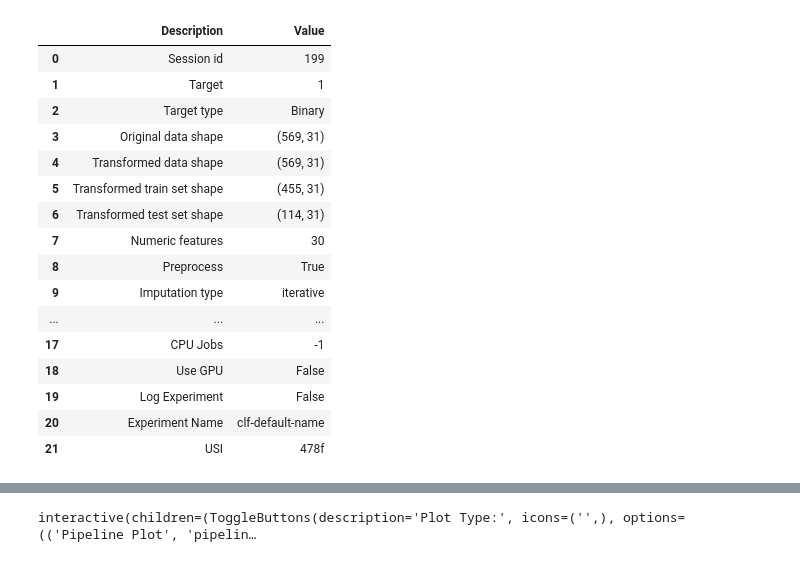
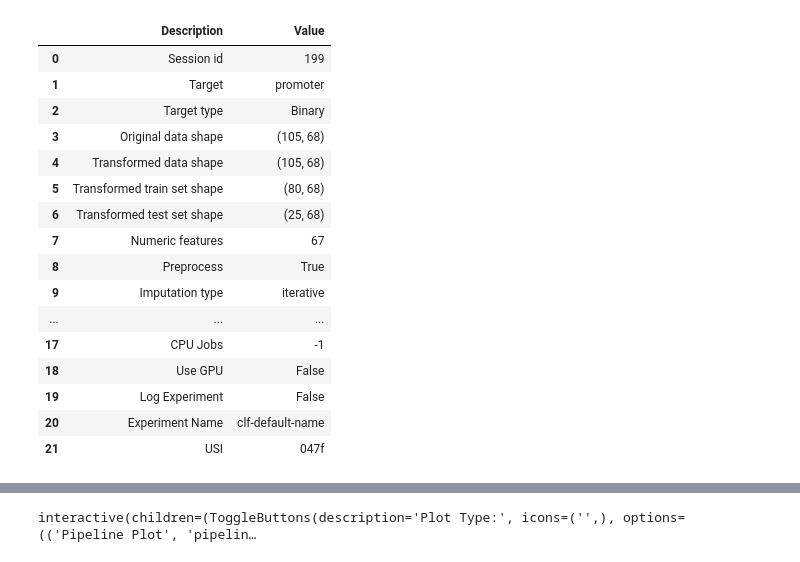
Before and after one commit to naforoutan/ReLaFIS, a Jupyter notebook: notebooks/test_class.ipynb, the cells around one changed output, grey strips where cells are left out. Saved outputs shown, nothing was run; the diff lists cells and outputs as text; code cells hidden in the pictures.

```diff
--- a/notebooks/test_class.ipynb
+++ b/notebooks/test_class.ipynb
@@ -49,35 +47,35 @@ learning_params = dict(train_size=train_size,
 # %%
 # datasetdec
 
 from tests.uci_test import Cryotheraphy, Haberman, Heart, Glass, Segmentaition, Wine, Thyroid, Immunotherapy, Iris, BreastCancer, AdultIncome, BankMarketing, PimaDiabetes, CarEvaluation, Autism, Digits, DNA, MFeat# Synthetic2DGaussianClusters
 from tests.class_test import Segmentation, Digits_UCI, Diabetes, BCW, Smoke # TODO try the following datasets Digits DNA
 from torch.utils.data import DataLoader
 
 
 #from tests.uci_test import Autism, CaliforniaHousing, Abalone
 #from tests.class_test import Digits, Segmentation, Digits_UCI, Diabetes, BCW, DNA, Smoke, MNIST, ORL
 
 
-experiment = BreastCancer(session_id=random_state)
+experiment = DNA(session_id=random_state)
 train_dataset = experiment.train_dataset(device)
 test_dataset = experiment.test_dataset(device)
 
 train_loader = DataLoader(train_dataset, batch_size=batch_size, shuffle=True)
 test_loader = DataLoader(test_dataset, batch_size=batch_size, shuffle=True)
 
 learning_params['train_size'] = experiment.train_numpy()[0].shape[0]
 #regression = experiment.target_type == 'regression'
 regression = False
 # %% [output]
 |  | Description | Value |
 | 0 | Session id | 199 |
-| 1 | Target | 1 |
+| 1 | Target | promoter |
 | 2 | Target type | Binary |
-| 3 | Original data shape | (569, 31) |
-| 4 | Transformed data shape | (569, 31) |
-| 5 | Transformed train set shape | (455, 31) |
-| 6 | Transformed test set shape | (114, 31) |
-| 7 | Numeric features | 30 |
+| 3 | Original data shape | (105, 68) |
+| 4 | Transformed data shape | (105, 68) |
+| 5 | Transformed train set shape | (80, 68) |
+| 6 | Transformed test set shape | (25, 68) |
+| 7 | Numeric features | 67 |
 | 8 | Preprocess | True |
 | 9 | Imputation type | iterative |
 | ... | ... | ... |
@@ -85,7 +83,7 @@ regression = False
 | 18 | Use GPU | False |
 | 19 | Log Experiment | False |
 | 20 | Experiment Name | clf-default-name |
-| 21 | USI | 478f |
+| 21 | USI | 047f |
 # %%
 sns.histplot(experiment.train_numpy()[1])
 sns.histplot(experiment.test_numpy()[1])
```
Also changed, not shown: parts of 5 cells of this notebook, 5 other files.
